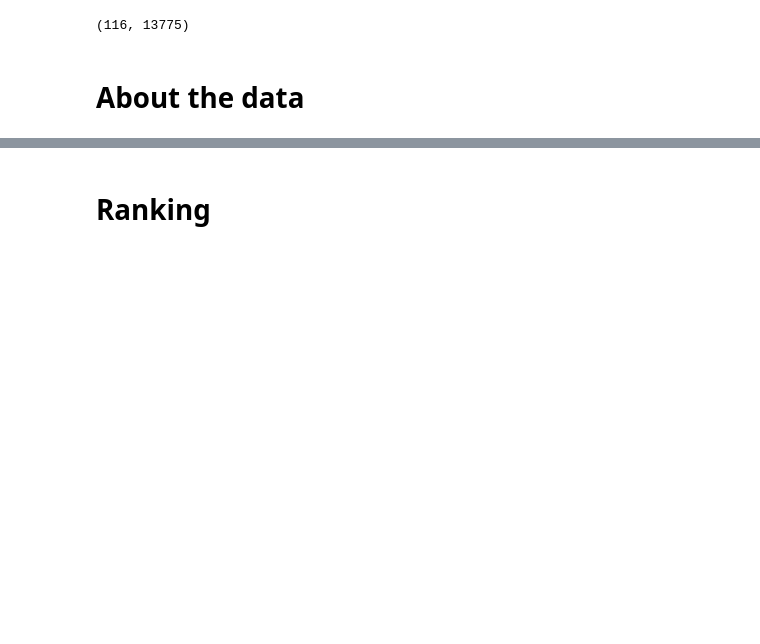
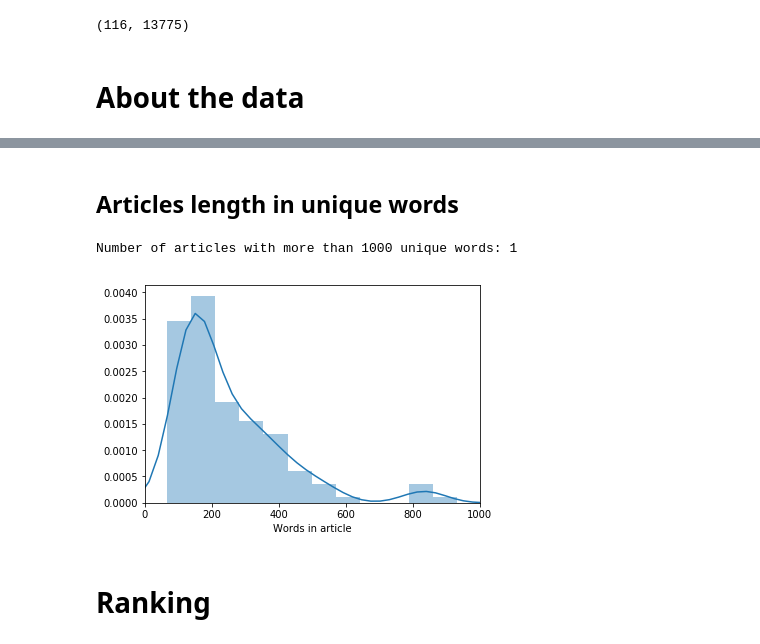
Before and after one commit to Morikko/news-scraper, a Jupyter notebook: PoC/ranking.ipynb, the cells around one changed output, grey strips where cells are left out. Cells and saved outputs as stored; diff of their text form; code cells hidden in the pictures; blank space fills up the shorter version.

```diff
--- a/PoC/ranking.ipynb
+++ b/PoC/ranking.ipynb
@@ -56,3 +94,21 @@ len(stop_words)
+# %% [markdown]
+## Articles length in unique words
+# %%
+unique_words_count = []
+for i in range(news_body_tfidf.shape[0]):
+    unique_words_count.append( np.sum(news_body_tfidf[i, :]>0) )
+unique_words_count = np.array(unique_words_count)
+
+ax2 = sns.distplot(unique_words_count)
+ax2.set_xlim(0, 1000)
+ax2.set(xlabel="Words in article")
+
+print("Number of articles with more than 1000 unique words: %d" % np.sum(unique_words_count>1000))
+
+plt.show()
+# %% [output]
+Number of articles with more than 1000 unique words: 1
+[figure, added]
 # %% [markdown]
 # Ranking
 # %%
```
Also changed, not shown: parts of 9 cells of this notebook.
